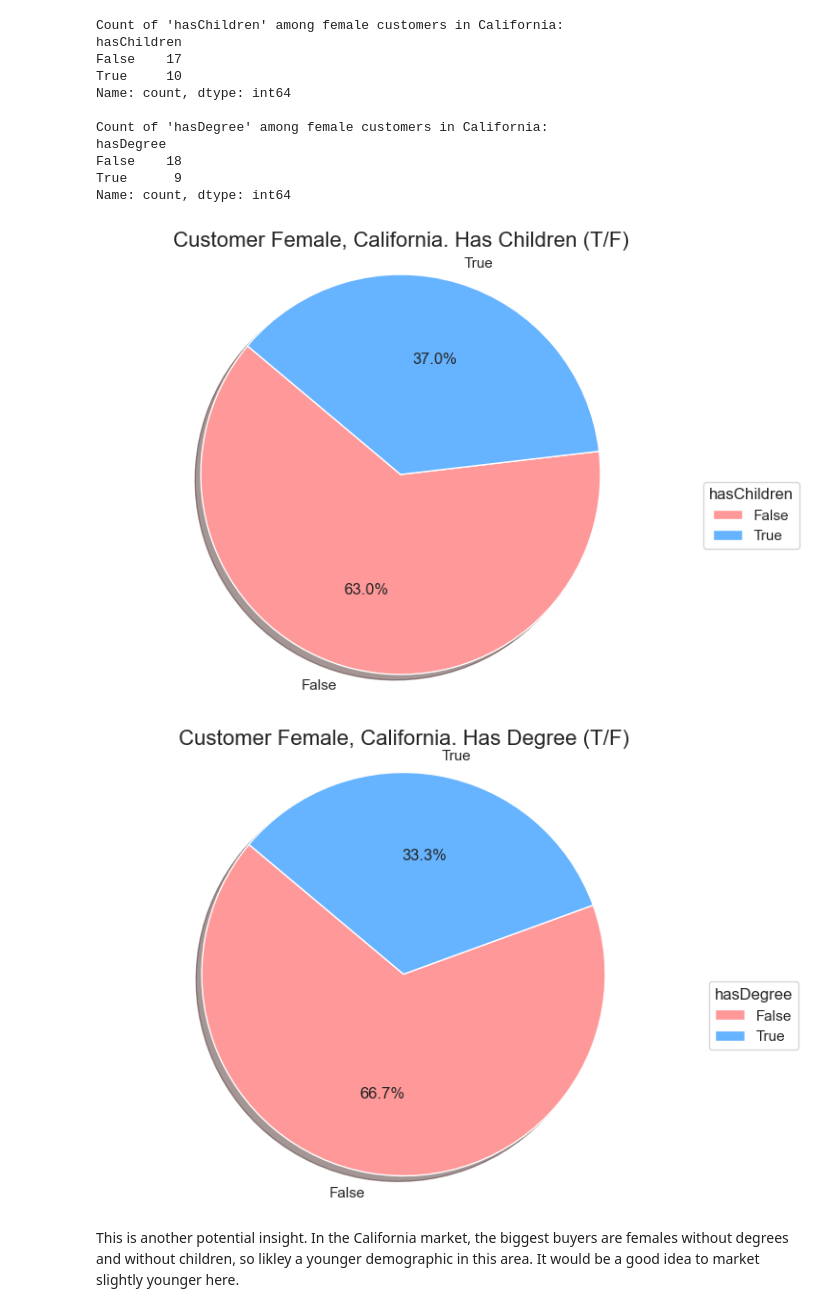
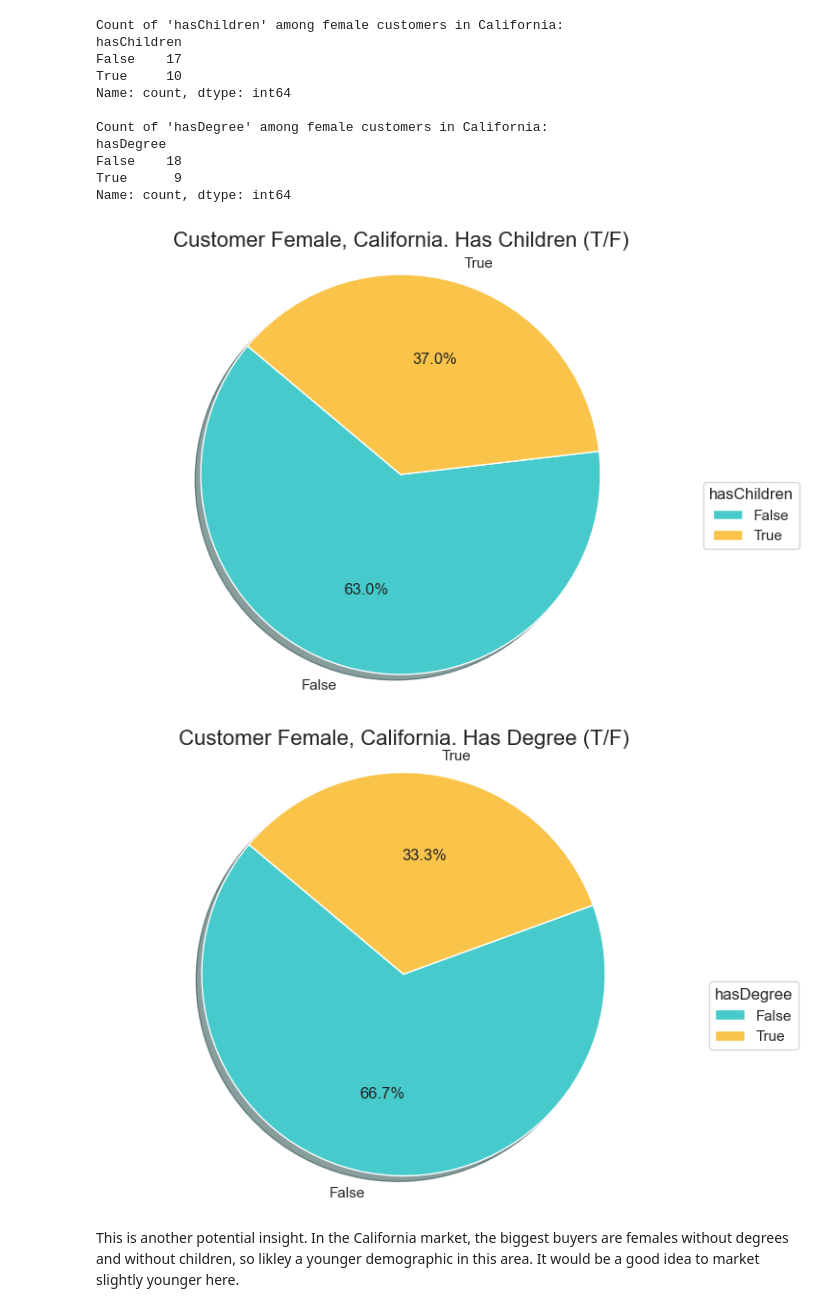
Before and after one commit to jsmither10/client_data_analysis, a Jupyter notebook: data_vizualization.ipynb, the cells around one changed output. Saved outputs shown, nothing was run; the diff lists cells and outputs as text; code cells hidden in the pictures.

```diff
--- a/data_vizualization.ipynb
+++ b/data_vizualization.ipynb
@@ -333,31 +324,30 @@ False    18
 True      9
 Name: count, dtype: int64
 # %%
-# Customize colors for the pie charts
-colors = ['#ff9999', '#66b3ff']
+#making a pie chart - has Children
+colors = ['#47CACC', '#F9C449']
 
-# Create a pie chart for 'hasChildren'
+
 plt.figure(figsize=(8, 6))
 plt.pie(has_children_count, labels=has_children_count.index, colors=colors, autopct='%1.1f%%', startangle=140, shadow=True)
 plt.title("Customer Female, California. Has Children (T/F)", fontsize=16)
 plt.axis('equal')
 
-# Add a legend
+
 plt.legend(title='hasChildren', labels=has_children_count.index, loc='best', bbox_to_anchor=(1, 0.5))
 plt.show()
 
-# Create a pie chart for 'hasDegree'
+#making a pie chart - has Degree
 plt.figure(figsize=(8, 6))
 plt.pie(has_degree_count, labels=has_degree_count.index, colors=colors, autopct='%1.1f%%', startangle=140, shadow=True)
 plt.title("Customer Female, California. Has Degree (T/F)", fontsize=16)
 plt.axis('equal')
 
-# Add a legend
 plt.legend(title='hasDegree', labels=has_degree_count.index, loc='best', bbox_to_anchor=(1, 0.5))
 plt.show()
 # %% [output]
-[figure, old version]
+[figure, new version]
-[figure, old version]
+[figure, new version]
 # %% [markdown]
 This is another potential insight. In the California market, the biggest buyers are females without degrees and without children, so likley a younger demographic in this area. It would be a good idea to market slightly younger here.
 # %% [markdown]
```
Also changed, not shown: parts of 30 cells of this notebook.
